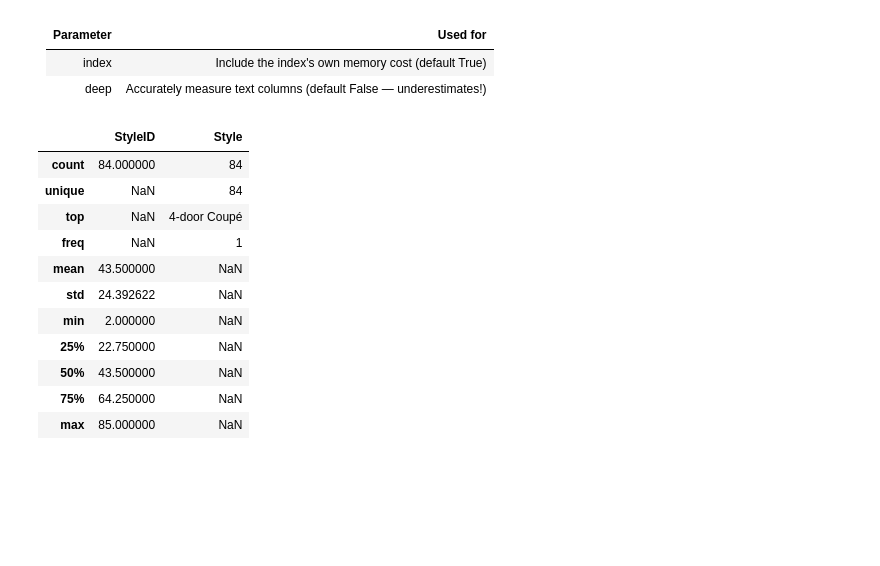
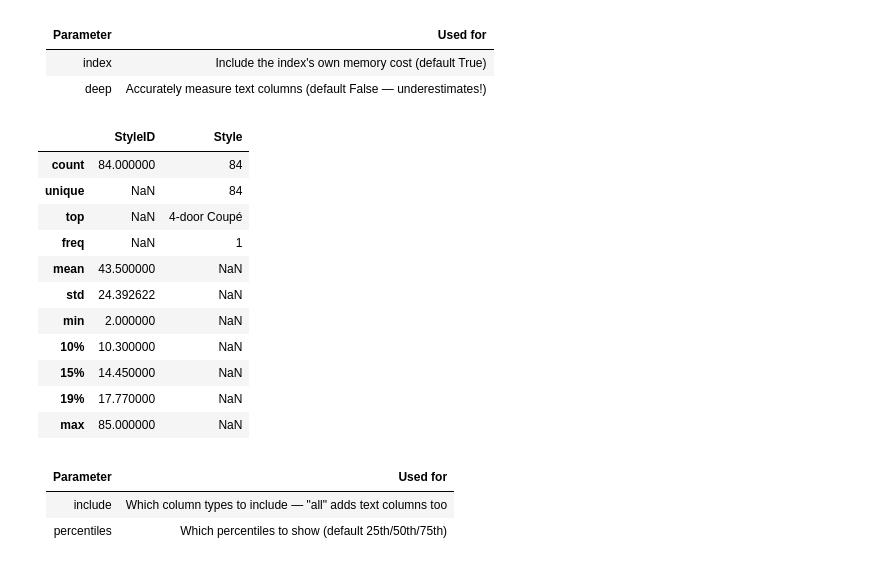
Before and after one commit to Ramya-101999/Python-Class, a Jupyter notebook: Pandas Ingestion.ipynb, the cells around one changed output. Cells and saved outputs as stored; diff of their text form; code cells hidden in the pictures; blank space fills up the shorter version.

```diff
--- a/Pandas Ingestion.ipynb
+++ b/Pandas Ingestion.ipynb
@@ -448,17 +448,22 @@ dtype: int64
 # %%
 # df.describe(inclde=None, percentiles=[.25,.5,.75])
 
-df_ex.describe(include="all")
+df_ex.describe(include="all", percentiles=[.10,.15,.19])
 # %% [output]
 |  | StyleID | Style |
 | count | 84.000000 | 84 |
 | unique | NaN | 84 |
 | top | NaN | 4-door Coupé |
 | freq | NaN | 1 |
 | mean | 43.500000 | NaN |
 | std | 24.392622 | NaN |
 | min | 2.000000 | NaN |
-| 25% | 22.750000 | NaN |
-| 50% | 43.500000 | NaN |
-| 75% | 64.250000 | NaN |
+| 10% | 10.300000 | NaN |
+| 15% | 14.450000 | NaN |
+| 19% | 17.770000 | NaN |
 | max | 85.000000 | NaN |
+# %% [markdown]
+| Parameter    | Used for                                              |
+|------------------|------------------------------------------------------------------|
+| include              | Which column types to include — "all" adds text columns too          |
+| percentiles            | Which percentiles to show (default 25th/50th/75th)                       |
```
